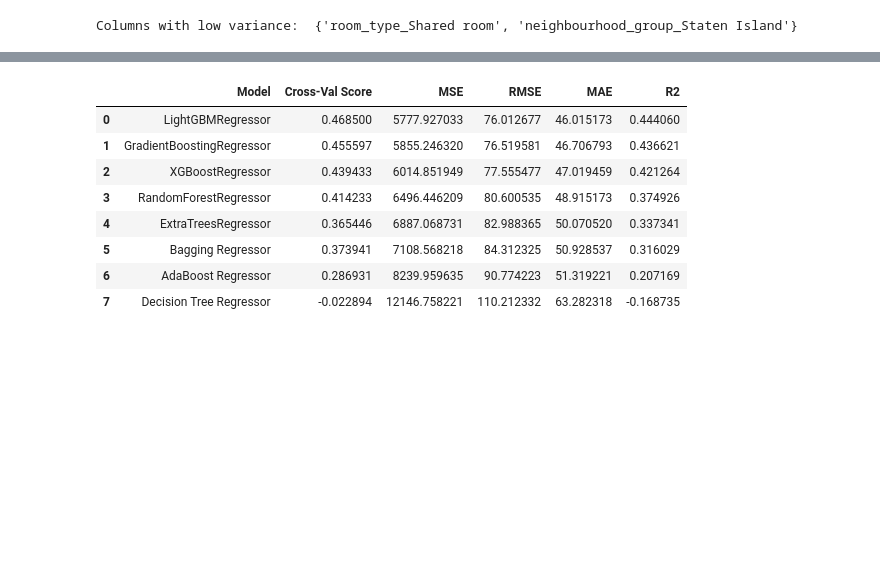
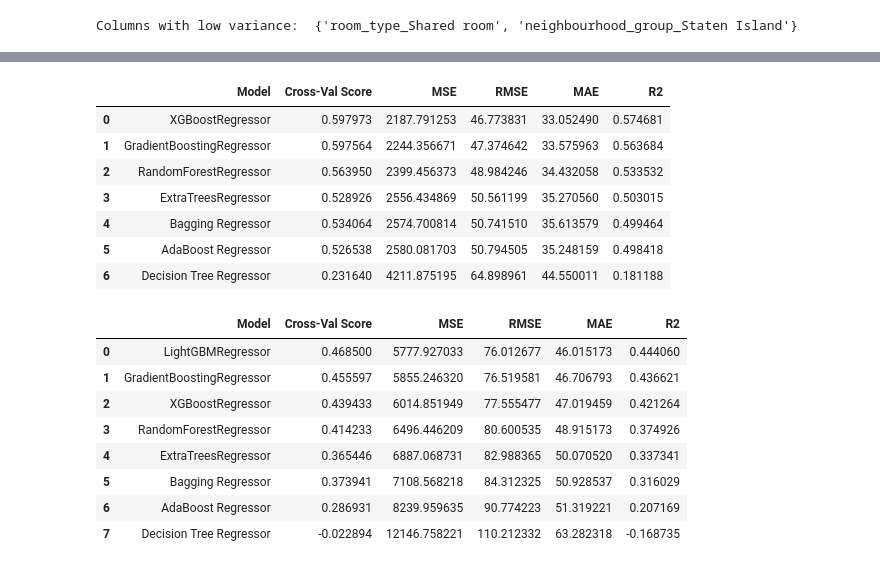
Before and after one commit to albnsft/EL, a Jupyter notebook: modeling.ipynb, the cells around one changed output, grey strips where cells are left out. Saved outputs shown, nothing was run; the diff lists cells and outputs as text; code cells hidden in the pictures; blank space fills up the shorter version.

```diff
--- a/modeling.ipynb
+++ b/modeling.ipynb
@@ -428,8 +411,8 @@ def premodelling(X_train, X_test, y_train, y_test):
           'RandomForestRegressor' :RandomForestRegressor(random_state=42, n_jobs=-1),
           'ExtraTreesRegressor' : ExtraTreesRegressor(random_state=42, n_jobs=-1),
           'GradientBoostingRegressor' : GradientBoostingRegressor(random_state=42),
-          'XGBoostRegressor' : xgb.XGBRegressor( objective ='reg:squarederror', n_jobs=-1, tree_method='gpu_hist', gpu_id=0, random_state=42),
-          'LightGBMRegressor' : LGBMRegressor(random_state=42, n_jobs=-1)}
+          'XGBoostRegressor' : xgb.XGBRegressor( objective ='reg:squarederror', n_jobs=-1, tree_method='gpu_hist', gpu_id=0, random_state=42)}
+          #'LightGBMRegressor' : LGBMRegressor(random_state=42, n_jobs=-1)
 
     results = []
     for model_name, model in models.items():
@@ -480,4 +463,17 @@ Time taken: 0.78 seconds
 --------------------------------------
+# %%
+# run for report
+
+df_models
+# %% [output]
+|  | Model | Cross-Val Score | MSE | RMSE | MAE | R2 |
+| 0 | XGBoostRegressor | 0.597973 | 2187.791253 | 46.773831 | 33.052490 | 0.574681 |
+| 1 | GradientBoostingRegressor | 0.597564 | 2244.356671 | 47.374642 | 33.575963 | 0.563684 |
+| 2 | RandomForestRegressor | 0.563950 | 2399.456373 | 48.984246 | 34.432058 | 0.533532 |
+| 3 | ExtraTreesRegressor | 0.528926 | 2556.434869 | 50.561199 | 35.270560 | 0.503015 |
+| 4 | Bagging Regressor | 0.534064 | 2574.700814 | 50.741510 | 35.613579 | 0.499464 |
+| 5 | AdaBoost Regressor | 0.526538 | 2580.081703 | 50.794505 | 35.248159 | 0.498418 |
+| 6 | Decision Tree Regressor | 0.231640 | 4211.875195 | 64.898961 | 44.550011 | 0.181188 |
 # %%
 # run "classic" with z score at 3.5 and target encoding
 df_models
```
Also changed, not shown: parts of 17 cells of this notebook.
